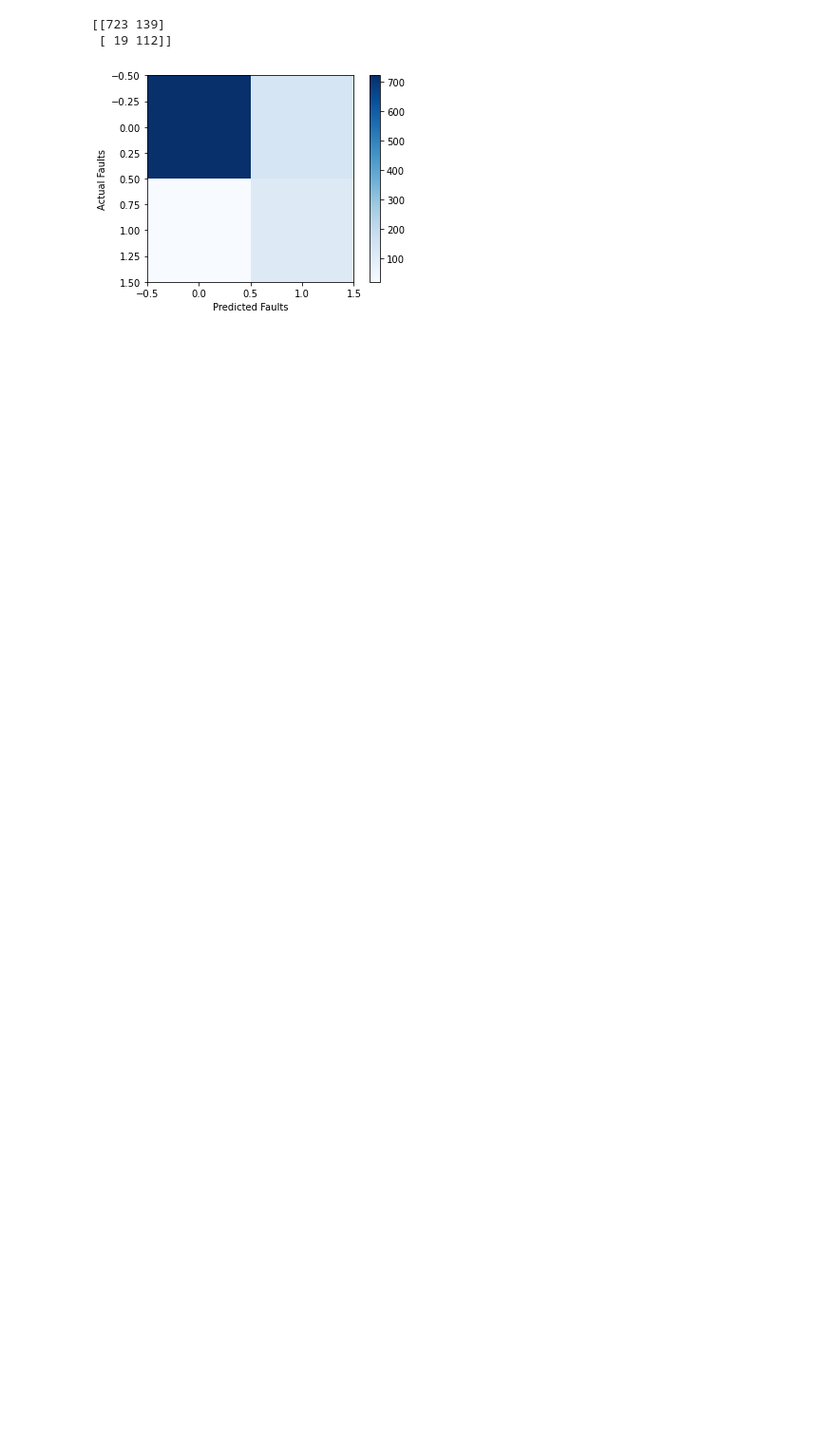
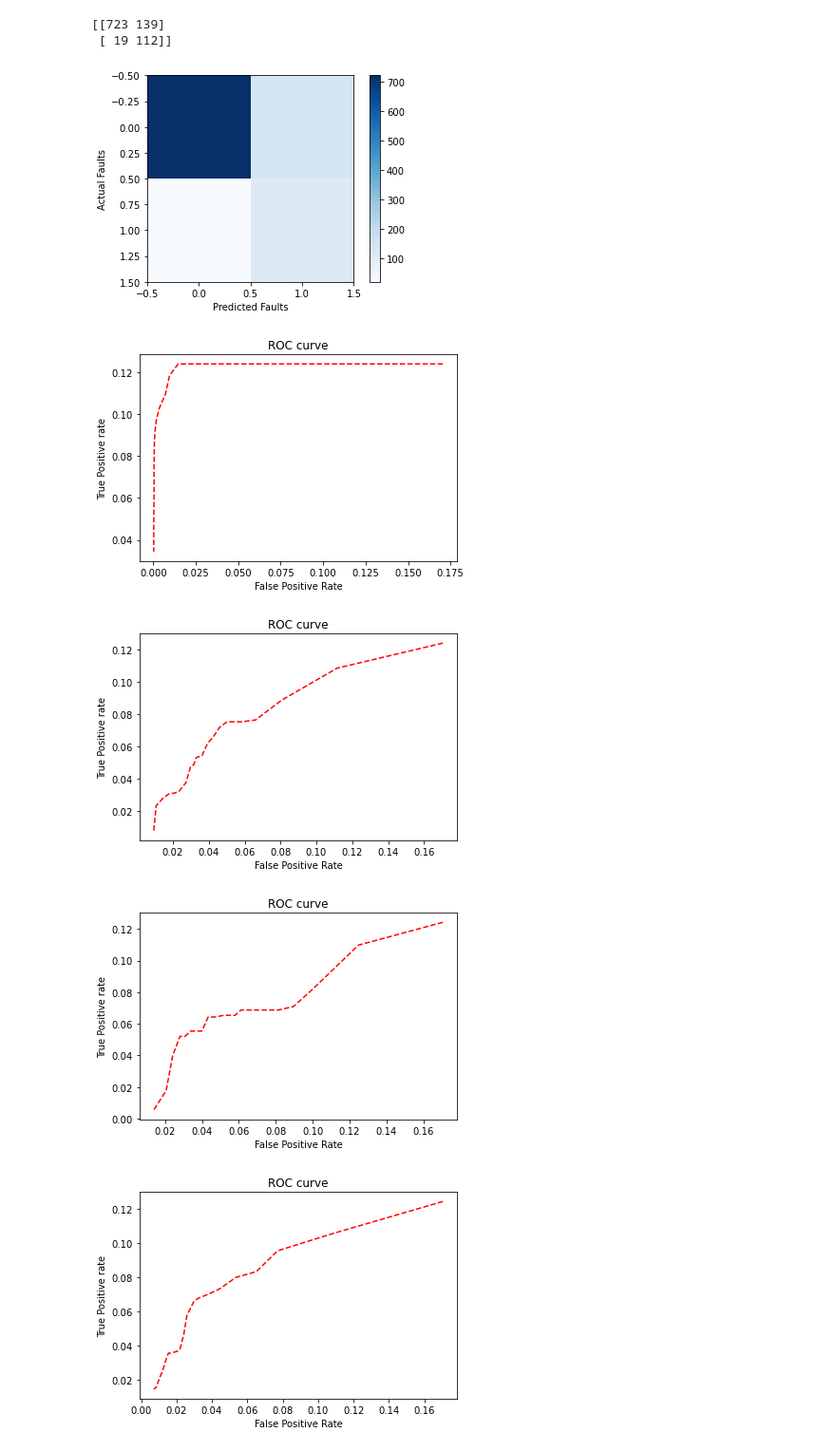
Before and after one commit to edwardquarm/Anomaly-detection-using-machine-learning, a Jupyter notebook: Mean_change_detection.ipynb, the cells around one changed output. Shown at 95% size. Saved outputs shown, nothing was run; the diff lists cells and outputs as text; code cells hidden in the pictures; blank space fills up the shorter version.

```diff
--- a/Mean_change_detection.ipynb
+++ b/Mean_change_detection.ipynb
@@ -131,22 +131,35 @@ plt.show()
 # %%
 # Plot ROC Curve
 
 A = 0
 B = 0
 
 for i in range(0,6):
     totL0 = len(Jump_Dataframe[i]) - np.count_nonzero(Jump_Dataframe[i]) #find number of zeros in Jump
     A += totL0
     totL1 = np.count_nonzero(Jump_Dataframe[i]) #find number of ones in Jump
     B += totL1
 
 C = 0
 D = 0
 
+
 for i in range(0,6):
+    Pd = []
+    Pfa = []
     for y in np.arange(0,10,0.5):
         decision_mean,_,_ = anomaly_detection(Signal_Dataframe[i], y, 20)
         Truepositives = np.in1d(np.where(Jump_Dataframe[0] == 1) ,np.where(decision_mean == 1))
         FalsePositve = np.in1d(np.where(Jump_Dataframe[0] == 0) ,np.where(decision_mean == 1))
-        Pd = np.count_nonzero(Truepositives)/B
-        Pfa = np.count_nonzero(FalsePositve)/ A
+        Pd.append(np.count_nonzero(Truepositives)/B)
+        Pfa.append(np.count_nonzero(FalsePositve)/ A)
+    plt.plot(Pfa,Pd,'r--')
+    plt.title('ROC curve')
+    plt.xlabel('False Positive Rate')
+    plt.ylabel('True Positive rate')
+    plt.show()
+# %% [output]
+[figure, added]
+[figure, added]
+[figure, added]
+[figure, added]
```
Also changed, not shown: parts of 1 cell of this notebook.
